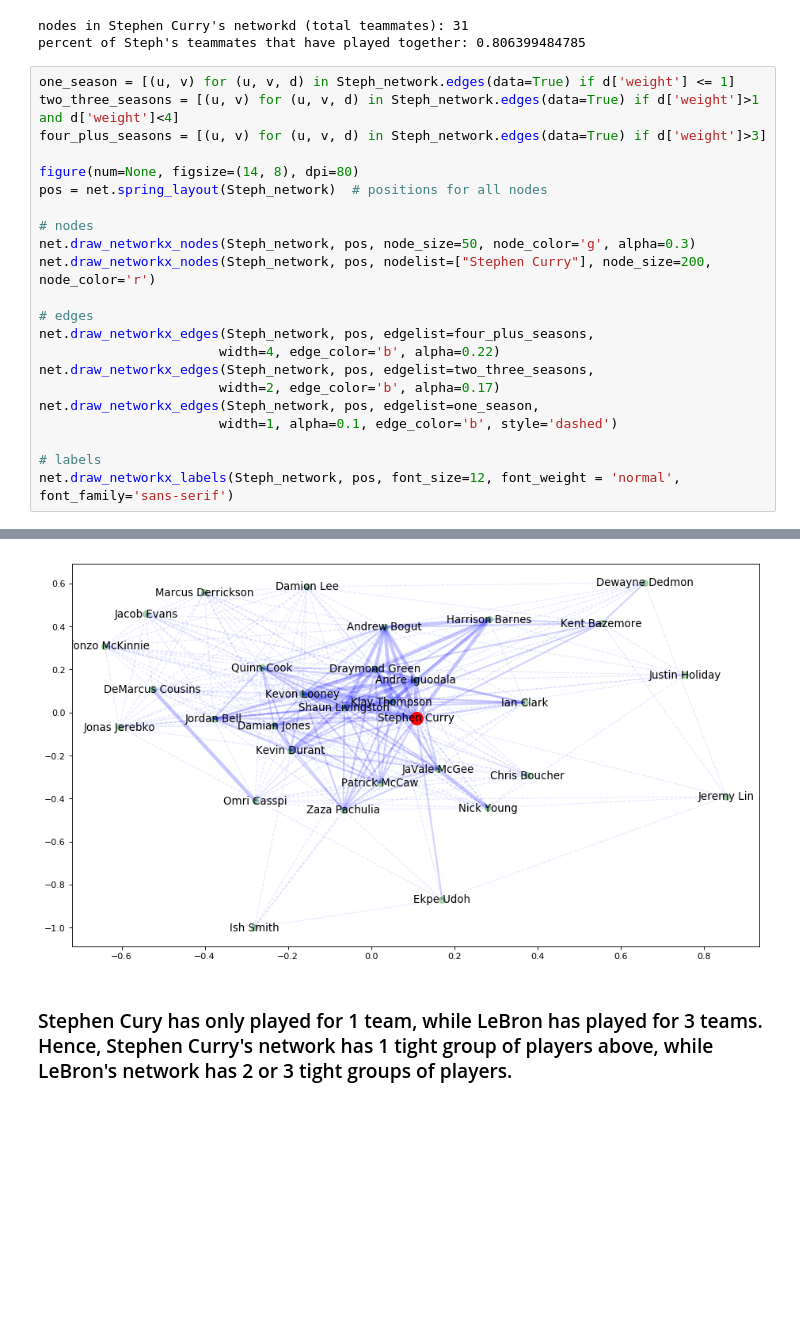
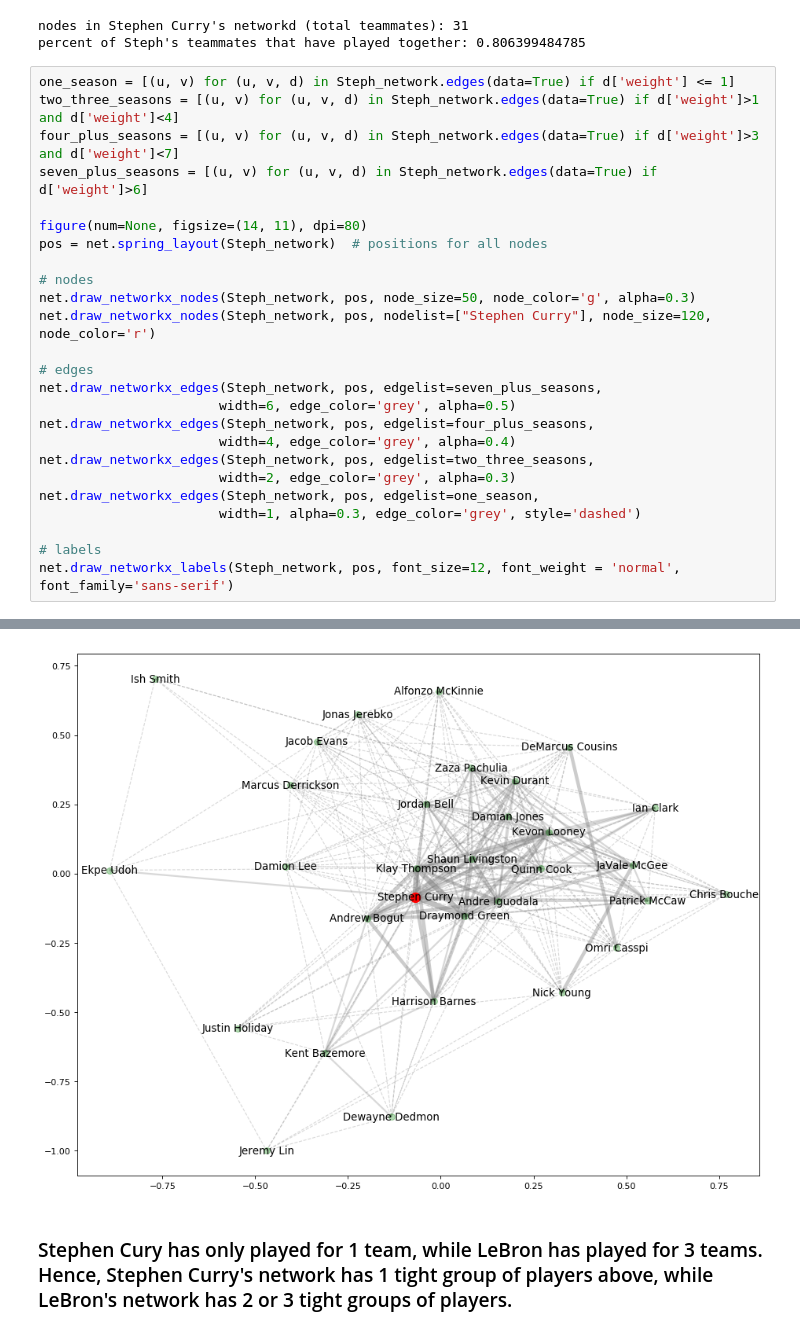
Before and after one commit to odonnell31/DATA620-Final, a Jupyter notebook: NBA_Stars_Networks_V2.ipynb, the cells around one changed output, grey strips where cells are left out. Cells and saved outputs as stored; diff of their text form; blank space fills up the shorter version.

```diff
--- a/NBA_Stars_Networks_V2.ipynb
+++ b/NBA_Stars_Networks_V2.ipynb
@@ -227,22 +239,25 @@ percent of Steph's teammates that have played together: 0.806399484785
 # %%
 one_season = [(u, v) for (u, v, d) in Steph_network.edges(data=True) if d['weight'] <= 1]
 two_three_seasons = [(u, v) for (u, v, d) in Steph_network.edges(data=True) if d['weight']>1 and d['weight']<4]
-four_plus_seasons = [(u, v) for (u, v, d) in Steph_network.edges(data=True) if d['weight']>3]
+four_plus_seasons = [(u, v) for (u, v, d) in Steph_network.edges(data=True) if d['weight']>3 and d['weight']<7]
+seven_plus_seasons = [(u, v) for (u, v, d) in Steph_network.edges(data=True) if d['weight']>6]
 
-figure(num=None, figsize=(14, 8), dpi=80)
+figure(num=None, figsize=(14, 11), dpi=80)
 pos = net.spring_layout(Steph_network)  # positions for all nodes
 
 # nodes
 net.draw_networkx_nodes(Steph_network, pos, node_size=50, node_color='g', alpha=0.3)
-net.draw_networkx_nodes(Steph_network, pos, nodelist=["Stephen Curry"], node_size=200, node_color='r')
+net.draw_networkx_nodes(Steph_network, pos, nodelist=["Stephen Curry"], node_size=120, node_color='r')
 
 # edges
+net.draw_networkx_edges(Steph_network, pos, edgelist=seven_plus_seasons,
+                       width=6, edge_color='grey', alpha=0.5)
 net.draw_networkx_edges(Steph_network, pos, edgelist=four_plus_seasons,
-                       width=4, edge_color='b', alpha=0.22)
+                       width=4, edge_color='grey', alpha=0.4)
 net.draw_networkx_edges(Steph_network, pos, edgelist=two_three_seasons,
-                       width=2, edge_color='b', alpha=0.17)
+                       width=2, edge_color='grey', alpha=0.3)
 net.draw_networkx_edges(Steph_network, pos, edgelist=one_season,
-                       width=1, alpha=0.1, edge_color='b', style='dashed')
+                       width=1, alpha=0.3, edge_color='grey', style='dashed')
 
 # labels
 net.draw_networkx_labels(Steph_network, pos, font_size=12, font_weight = 'normal', font_family='sans-serif')
@@ -267,4 +282,4 @@ net.draw_networkx_labels(Steph_network, pos, font_size=12, font_weight = 'normal
-[figure, old version]
+[figure, new version]
 # %% [markdown]
 ### Stephen Cury has only played for 1 team, while LeBron has played for 3 teams. Hence, Stephen Curry's network has 1 tight group of players above, while LeBron's network has 2 or 3 tight groups of players.
 # %% [markdown]
```
Also changed, not shown: parts of 4 cells of this notebook, 4 other files.
